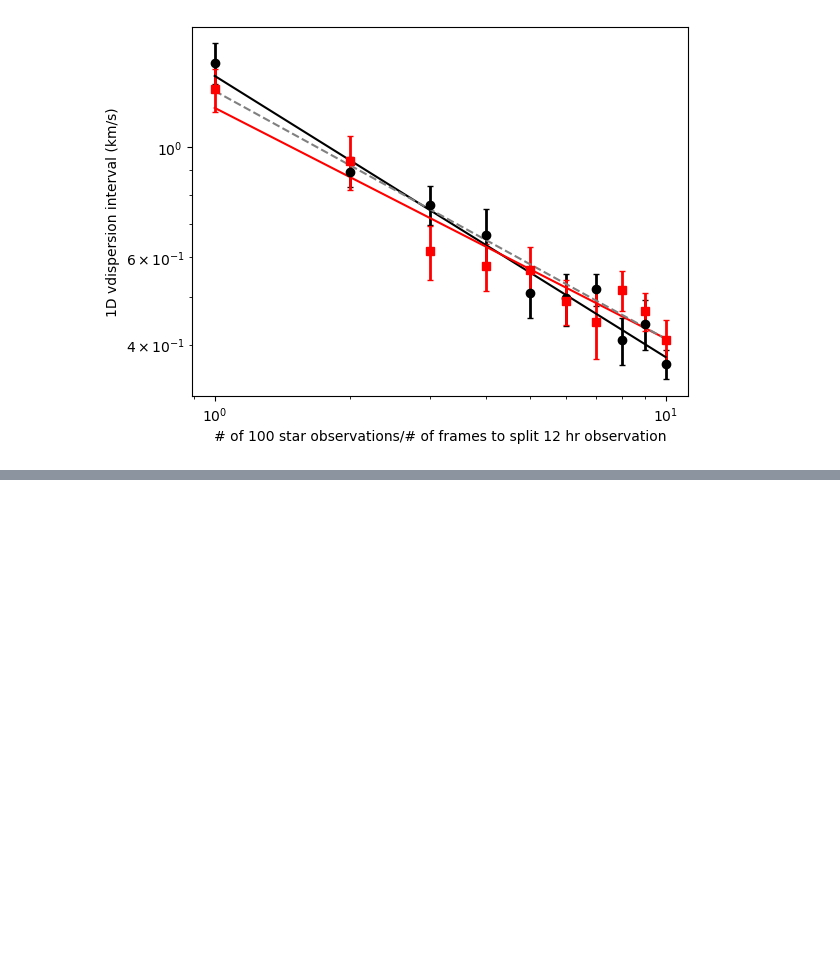
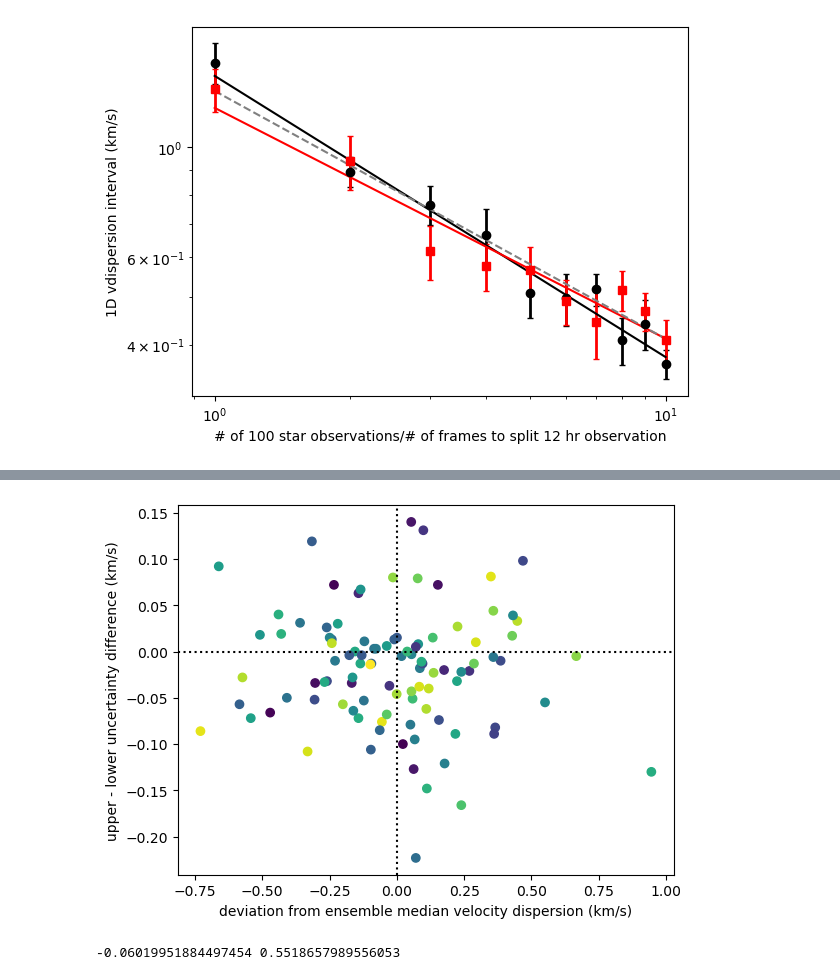
Before and after one commit to pierrethx/astr34000_stats, a Jupyter notebook: Fitting_(More)_with_Draco.ipynb, the cells around one changed output, grey strips where cells are left out. Saved outputs shown, nothing was run; the diff lists cells and outputs as text; code cells hidden in the pictures; blank space fills up the shorter version.

```diff
--- a/Fitting_(More)_with_Draco.ipynb
+++ b/Fitting_(More)_with_Draco.ipynb
@@ -331,0 +421,20 @@ plt.show()
+# %%
+sub_sig=upp_sig-low_sig
+dir_sig=med_sig-np.median(med_sig)
+
+f,a=plt.subplots()
+a.axhline(0,linestyle='dotted',color='black')
+a.axvline(0,linestyle='dotted',color='black')
+a.scatter(dir_sig,sub_sig,marker='o',cmap='viridis',c=np.random.rand(len(dir_sig)))
+
+a.set_xlabel('deviation from ensemble median velocity dispersion (km/s)')
+a.set_ylabel('upper - lower uncertainty difference (km/s)')
+plt.show()
+
+pr,p_value=st.pearsonr(sub_sig,dir_sig)
+print(pr,p_value)
+
+# insignificant, uncorrelated
+# %% [output]
+[figure, added]
+-0.06019951884497454 0.5518657989556053
```
Also changed, not shown: parts of 16 cells of this notebook, 3 other files.
